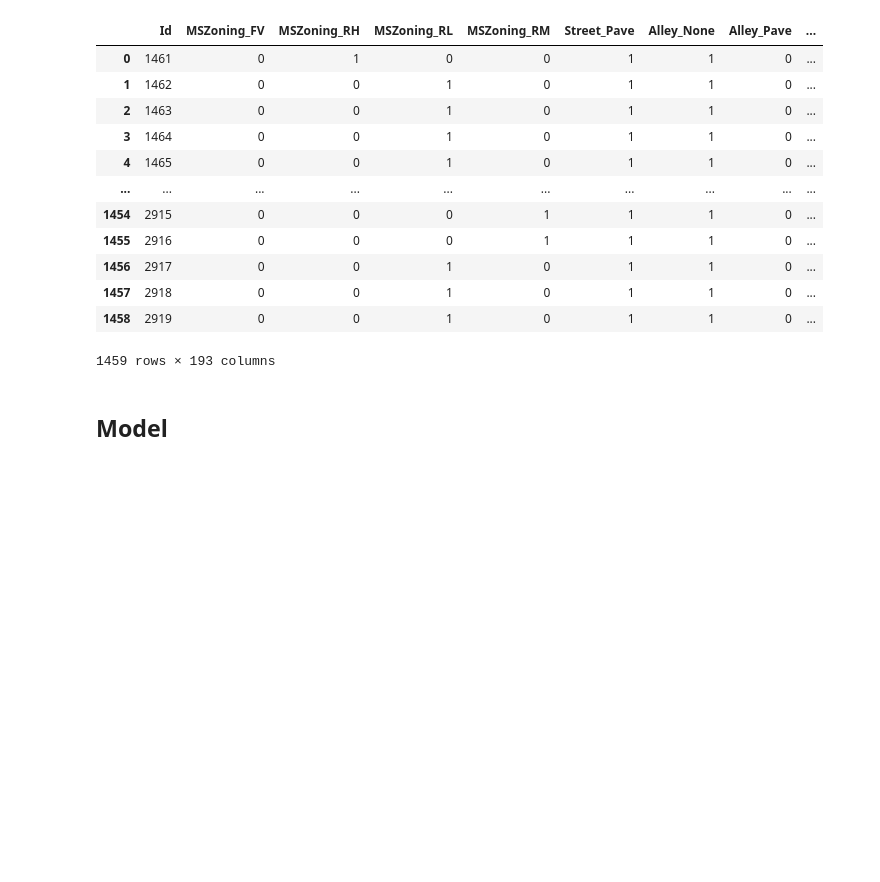
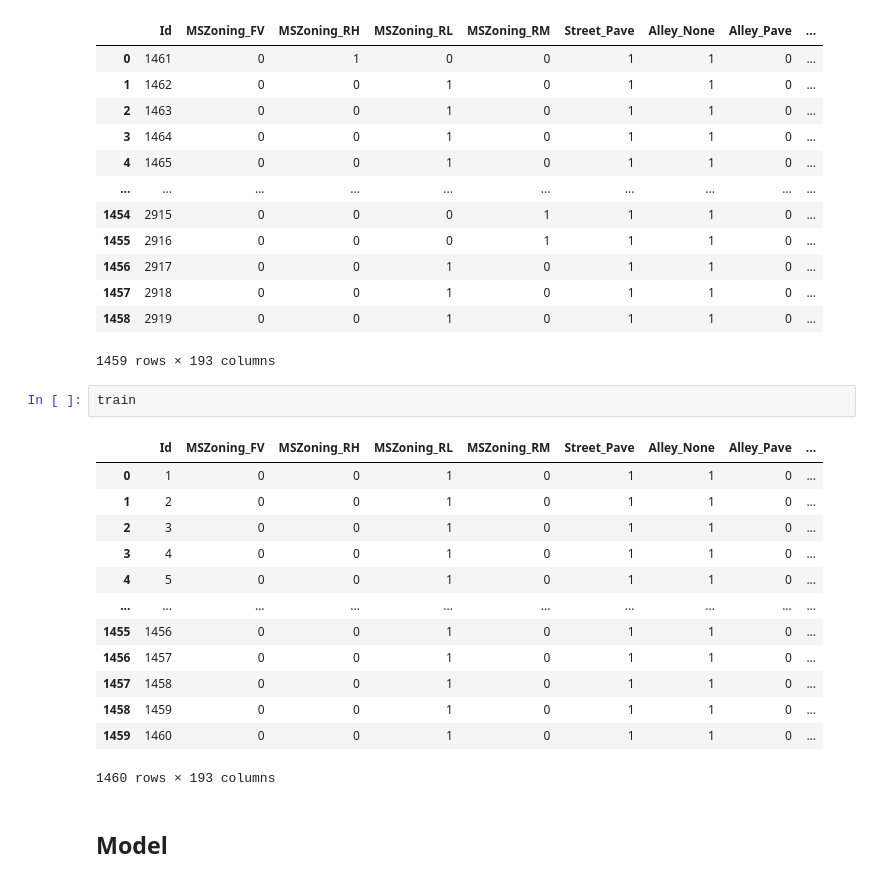
Before and after one commit to Hari31416/Data-Sciences, a Jupyter notebook: Codes/Ames Model/Untitled-Copy1.ipynb, the cells around one changed output. Saved outputs shown, nothing was run; the diff lists cells and outputs as text; blank space fills up the shorter version.

```diff
--- a/Codes/Ames Model/Untitled-Copy1.ipynb
+++ b/Codes/Ames Model/Untitled-Copy1.ipynb
@@ -689,6 +689,22 @@ test
 | 1457 | 2918 | 0 | 0 | 1 | 0 | 1 | 1 | 0 | ... |
 | 1458 | 2919 | 0 | 0 | 1 | 0 | 1 | 1 | 0 | ... |
 1459 rows × 193 columns
+# %%
+train
+# %% [output]
+|  | Id | MSZoning_FV | MSZoning_RH | MSZoning_RL | MSZoning_RM | Street_Pave | Alley_None | Alley_Pave | ... |
+| 0 | 1 | 0 | 0 | 1 | 0 | 1 | 1 | 0 | ... |
+| 1 | 2 | 0 | 0 | 1 | 0 | 1 | 1 | 0 | ... |
+| 2 | 3 | 0 | 0 | 1 | 0 | 1 | 1 | 0 | ... |
+| 3 | 4 | 0 | 0 | 1 | 0 | 1 | 1 | 0 | ... |
+| 4 | 5 | 0 | 0 | 1 | 0 | 1 | 1 | 0 | ... |
+| ... | ... | ... | ... | ... | ... | ... | ... | ... | ... |
+| 1455 | 1456 | 0 | 0 | 1 | 0 | 1 | 1 | 0 | ... |
+| 1456 | 1457 | 0 | 0 | 1 | 0 | 1 | 1 | 0 | ... |
+| 1457 | 1458 | 0 | 0 | 1 | 0 | 1 | 1 | 0 | ... |
+| 1458 | 1459 | 0 | 0 | 1 | 0 | 1 | 1 | 0 | ... |
+| 1459 | 1460 | 0 | 0 | 1 | 0 | 1 | 1 | 0 | ... |
+1460 rows × 193 columns
 # %% [markdown]
 ## Model
 # %%
```
Also changed, not shown: parts of 6 cells of this notebook, 6 other files.
